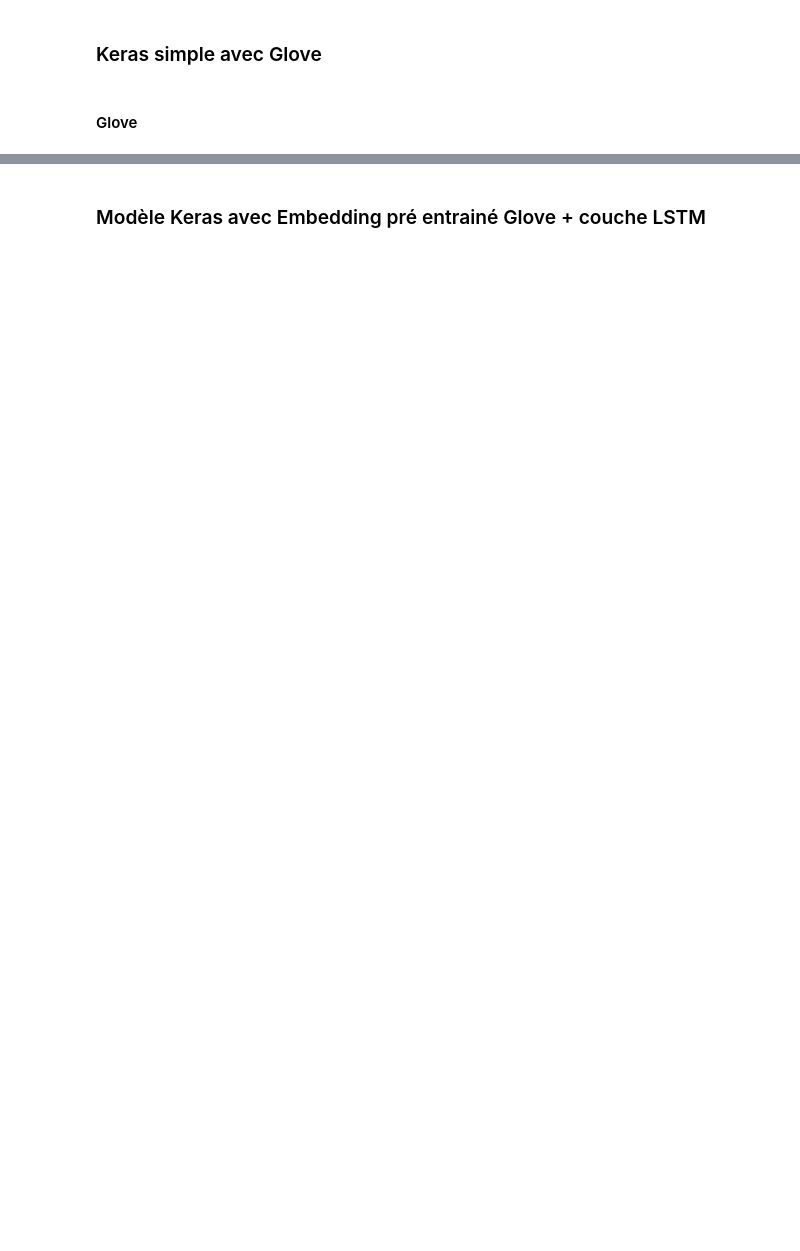
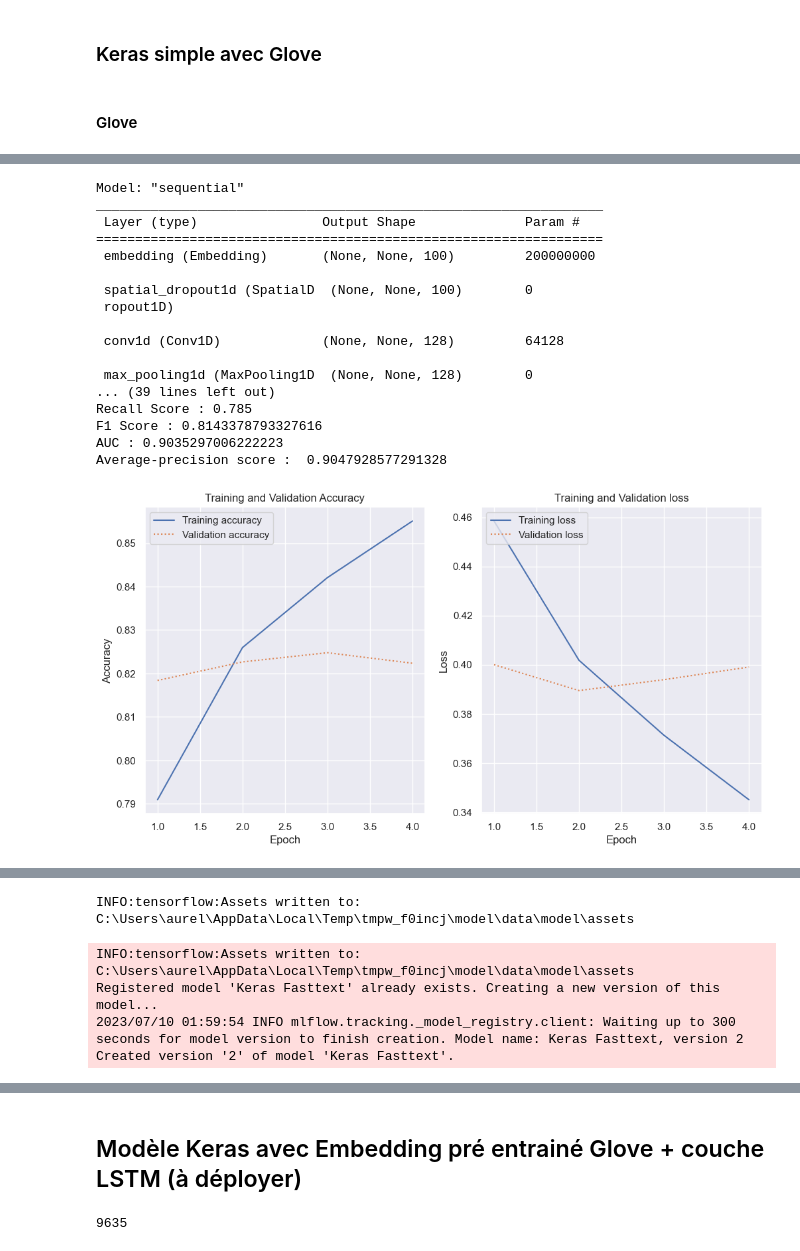
Before and after one commit to aureltest/Detectez-les-Bad-Buzz-grace-au-Deep-Learning, a Jupyter notebook: Testelin_Aurelien_2_scripts_072023.ipynb, the cells around one changed output, grey strips where cells are left out. Drawn from its saved outputs; the diff is of its cells as text; code cells hidden in the pictures; blank space fills up the shorter version.

```diff
--- a/Testelin_Aurelien_2_scripts_072023.ipynb
+++ b/Testelin_Aurelien_2_scripts_072023.ipynb
@@ -795,9 +845,19 @@ Downloading https://dl.fbaipublicfiles.com/fasttext/vectors-crawl/cc.en.300.bin.
+# %%
+def create_embedding_matrix(ft_model):
+    vocab_size = len(ft_model.get_words())
+    embedding_dim = ft_model.get_dimension()
+    embedding_matrix = np.zeros((vocab_size, embedding_dim))
+
+    for i, word in enumerate(ft_model.get_words()):
+        embedding_matrix[i] = ft_model.get_word_vector(word)
+
+    return vocab_size, embedding_dim, embedding_matrix
+vocab_size, embedding_dim, embedding_matrix = create_embedding_matrix(ft_model)
 # %%
 %%time
-vocab_size, embed_dim, embedding_matrix = create_embedding(ft_model)
 experiment_name = "Keras simple"
 mlflow.set_experiment(experiment_name)
-with mlflow.start_run(run_name="Keras Word2vec"):
+with mlflow.start_run(run_name="Keras Fasttext"):
 
     batch_size = 128
 
@@ -817,46 +877,74 @@ with mlflow.start_run(run_name="Keras Word2vec"):
         input_dim=vocab_size,
         output_dim=embedding_dim,
         weights=[embedding_matrix]))
-    model.add(Conv1D(200, 4, activation='relu'))
+    model.add(SpatialDropout1D(0.3))
+    model.add(Conv1D(128, 5, activation='relu'))
     model.add(MaxPooling1D(pool_size=4))
     model.add(GlobalMaxPooling1D())
-    model.add(Dense(16, activation="relu"))
     model.add(Dense(16, activation="relu"))
     model.add(Dropout(0.5))
     model.add(Dense(1, activation='sigmoid'))
     model.compile(loss='binary_crossentropy',optimizer='adam', metrics=['accuracy'])
     print(model.summary())
-    early_stopping = EarlyStopping(monitor='val_accuracy', patience=2)
+    early_stopping = EarlyStopping(monitor='val_accuracy', patience=1)
 
     hist = model.fit(
         X_train,
         y_train,
-        epochs=10,
+        epochs=5,
         batch_size=batch_size,
         validation_data=(X_valid, y_valid),
         callbacks=[early_stopping],
         verbose=1
     )
 
 
     input_example = X_valid[:5]
     output_example = model.predict(input_example)
     signature = infer_signature(input_example, output_example)
 
+    y_pred_prob = model.predict(X_test)
+    y_pred_bin = (y_pred_prob > 0.5).astype(int)
+
     scores = model.evaluate(X_test, y_test, verbose=0)
     print("Accuracy on test data: %.2f%%" % (scores[1] * 100))
 
+    accuracy, precision, recall, f1, score_auc, aucpr_score = calcul_metrics(y_test, y_pred_bin, y_pred_prob, recover=True)
+
     mlflow.log_metrics({
-    "test_accuracy_score": scores[1] * 100,
-#     "test_precision_score": precision_test_set,
-#     "test_recall_score": recall_test_set,
-#     "test_f1_score": f1_test_set,
-#     "test_auc": auc_score_test_set,
+    "accuracy_score": scores[1] * 100,
+    "precision_score": precision,
+    "recall_score": recall,
+    "f1_score": f1,
+    "auc": score_auc,
+    "precision_recall_score": aucpr_score,
     })
+
+    model_name = "Keras_simple_Fasttext"
+    plot_hist(hist, model_name)
+    mlflow.log_artifact(f'{model_name}_training_accuracy_loss.png')
     mlflow.keras.log_model(
     model,
-    artifact_path="Keras Word2vec",
-    registered_model_name="Keras Word2vec",
+    artifact_path="Keras Fasttext",
+    registered_model_name="Keras Fasttext",
     signature = signature
 )
-plot_hist(hist)
+# %% [output]
+Model: "sequential"
+_________________________________________________________________
+ Layer (type)                Output Shape              Param #
+=================================================================
+ embedding (Embedding)       (None, None, 100)         200000000
+
+ spatial_dropout1d (SpatialD  (None, None, 100)        0
+ ropout1D)
+
+ conv1d (Conv1D)             (None, None, 128)         64128
+
+ max_pooling1d (MaxPooling1D  (None, None, 128)        0
+... (39 lines left out)
+Recall Score : 0.785
+F1 Score : 0.8143378793327616
+AUC : 0.9035297006222223
+Average-precision score :  0.9047928577291328
+[figure, added]
@@ -862,0 +952,5 @@ plot_hist(hist)
+INFO:tensorflow:Assets written to: C:\Users\aurel\AppData\Local\Temp\tmpw_f0incj\model\data\model\assets
+INFO:tensorflow:Assets written to: C:\Users\aurel\AppData\Local\Temp\tmpw_f0incj\model\data\model\assets
+Registered model 'Keras Fasttext' already exists. Creating a new version of this model...
+2023/07/10 01:59:54 INFO mlflow.tracking._model_registry.client: Waiting up to 300 seconds for model version to finish creation. Model name: Keras Fasttext, version 2
+Created version '2' of model 'Keras Fasttext'.
@@ -863,2 +959,8 @@ plot_hist(hist)
 # %% [markdown]
-### Modèle Keras avec Embedding pré entrainé Glove + couche LSTM
+## Modèle Keras avec Embedding pré entrainé Glove + couche LSTM (à déployer)
+# %%
+cuda.select_device(0)
+cuda.close()
+gc.collect()
+# %% [output]
+9635
```
Also changed, not shown: parts of 51 cells of this notebook, 1 other file.
